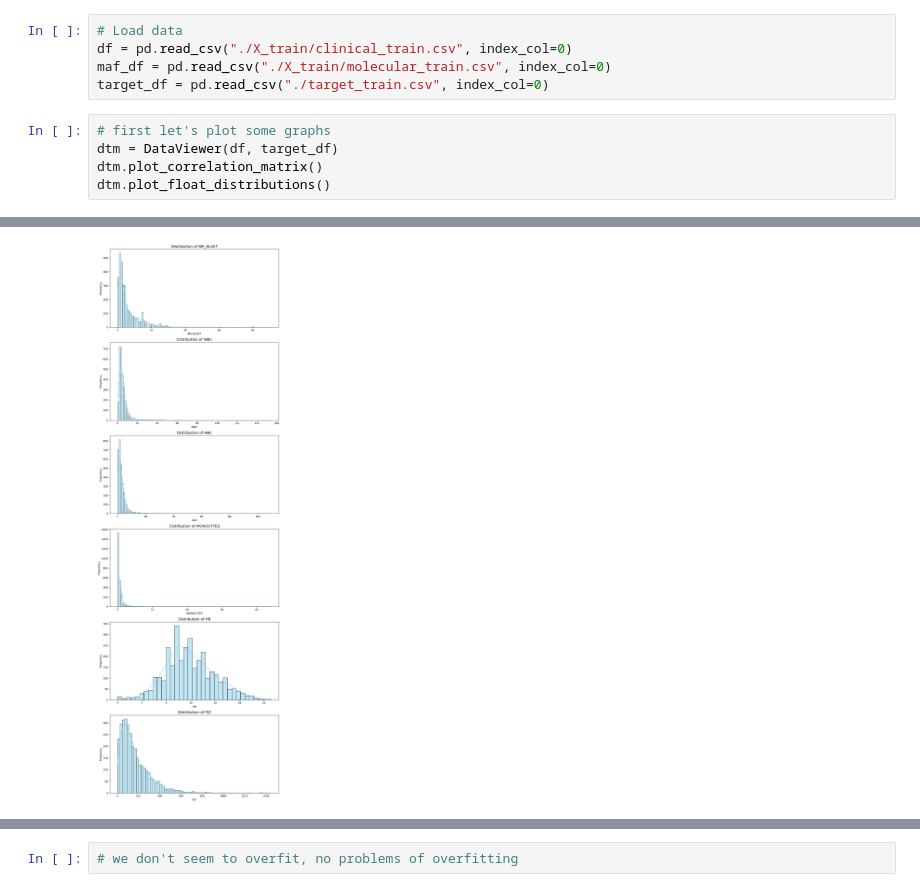
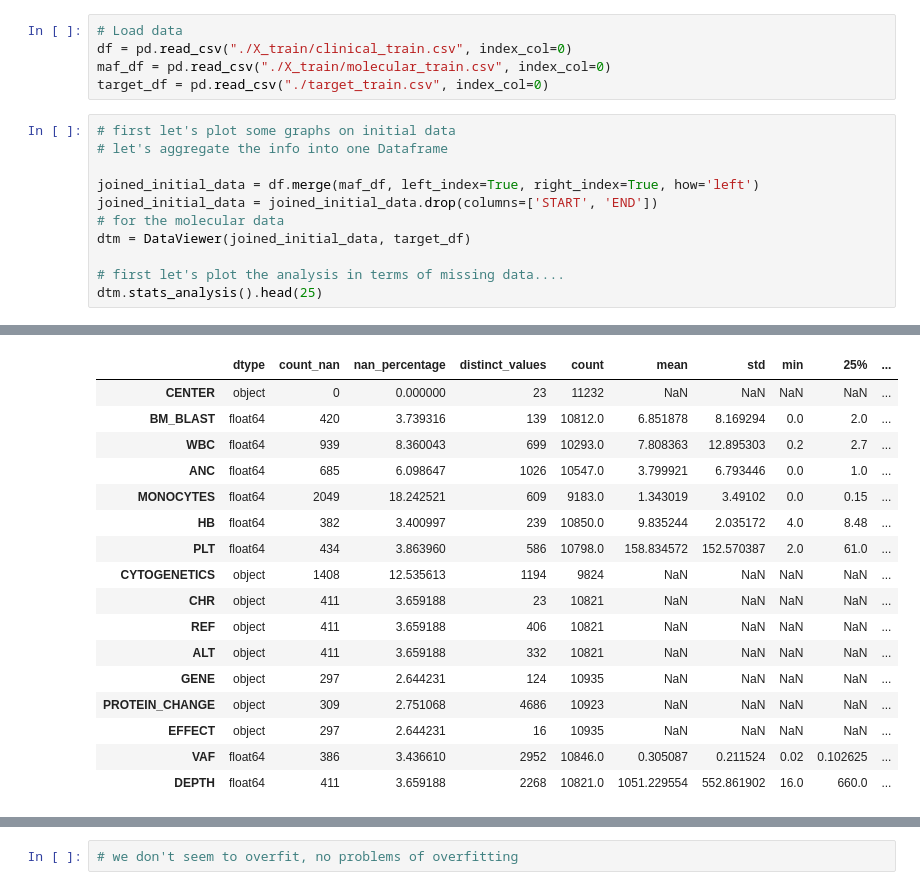
Before and after one commit to od121212/Leukemia-Survival-Rate, a Jupyter notebook: Sandbox OD&Roro.ipynb, the cells around one changed output, grey strips where cells are left out. Drawn from its saved outputs; the diff is of its cells as text.

```diff
--- a/Sandbox OD&Roro.ipynb
+++ b/Sandbox OD&Roro.ipynb
@@ -17,8 +17,14 @@ df = pd.read_csv("./X_train/clinical_train.csv", index_col=0)
 maf_df = pd.read_csv("./X_train/molecular_train.csv", index_col=0)
 target_df = pd.read_csv("./target_train.csv", index_col=0)
 # %%
-# first let's plot some graphs
-dtm = DataViewer(df, target_df)
-dtm.plot_correlation_matrix()
-dtm.plot_float_distributions()
+# first let's plot some graphs on initial data
+# let's aggregate the info into one Dataframe
+
+joined_initial_data = df.merge(maf_df, left_index=True, right_index=True, how='left')
+joined_initial_data = joined_initial_data.drop(columns=['START', 'END'])
+# for the molecular data
+dtm = DataViewer(joined_initial_data, target_df)
+
+# first let's plot the analysis in terms of missing data....
+dtm.stats_analysis().head(25)
 # %% [output]
@@ -26 +31,17 @@ dtm.plot_float_distributions()
-[figure, removed]
+|  | dtype | count_nan | nan_percentage | distinct_values | count | mean | std | min | 25% | ... |
+| CENTER | object | 0 | 0.000000 | 23 | 11232 | NaN | NaN | NaN | NaN | ... |
+| BM_BLAST | float64 | 420 | 3.739316 | 139 | 10812.0 | 6.851878 | 8.169294 | 0.0 | 2.0 | ... |
+| WBC | float64 | 939 | 8.360043 | 699 | 10293.0 | 7.808363 | 12.895303 | 0.2 | 2.7 | ... |
+| ANC | float64 | 685 | 6.098647 | 1026 | 10547.0 | 3.799921 | 6.793446 | 0.0 | 1.0 | ... |
+| MONOCYTES | float64 | 2049 | 18.242521 | 609 | 9183.0 | 1.343019 | 3.49102 | 0.0 | 0.15 | ... |
+| HB | float64 | 382 | 3.400997 | 239 | 10850.0 | 9.835244 | 2.035172 | 4.0 | 8.48 | ... |
+| PLT | float64 | 434 | 3.863960 | 586 | 10798.0 | 158.834572 | 152.570387 | 2.0 | 61.0 | ... |
+| CYTOGENETICS | object | 1408 | 12.535613 | 1194 | 9824 | NaN | NaN | NaN | NaN | ... |
+| CHR | object | 411 | 3.659188 | 23 | 10821 | NaN | NaN | NaN | NaN | ... |
+| REF | object | 411 | 3.659188 | 406 | 10821 | NaN | NaN | NaN | NaN | ... |
+| ALT | object | 411 | 3.659188 | 332 | 10821 | NaN | NaN | NaN | NaN | ... |
+| GENE | object | 297 | 2.644231 | 124 | 10935 | NaN | NaN | NaN | NaN | ... |
+| PROTEIN_CHANGE | object | 309 | 2.751068 | 4686 | 10923 | NaN | NaN | NaN | NaN | ... |
+| EFFECT | object | 297 | 2.644231 | 16 | 10935 | NaN | NaN | NaN | NaN | ... |
+| VAF | float64 | 386 | 3.436610 | 2952 | 10846.0 | 0.305087 | 0.211524 | 0.02 | 0.102625 | ... |
+| DEPTH | float64 | 411 | 3.659188 | 2268 | 10821.0 | 1051.229554 | 552.861902 | 16.0 | 660.0 | ... |
```
Also changed, not shown: parts of 9 cells of this notebook, 1 other file.
